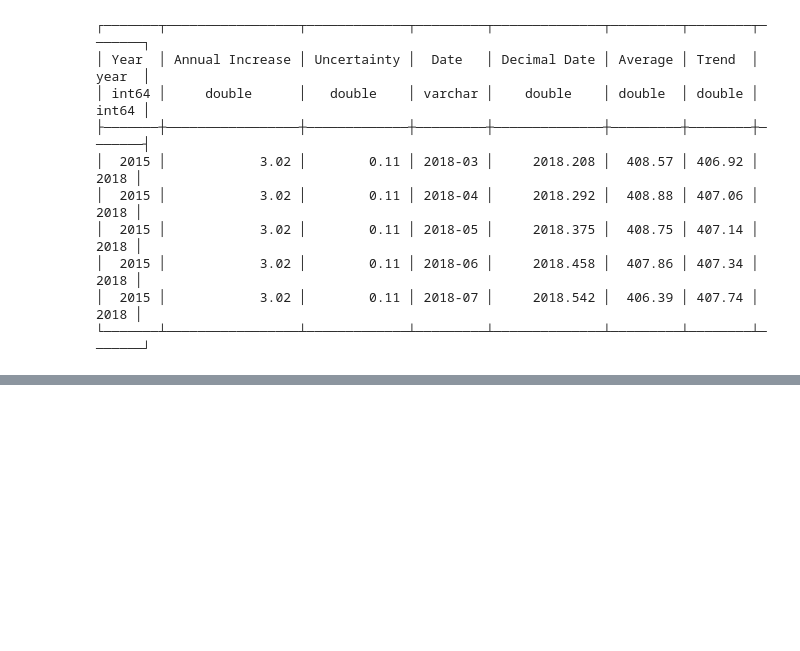
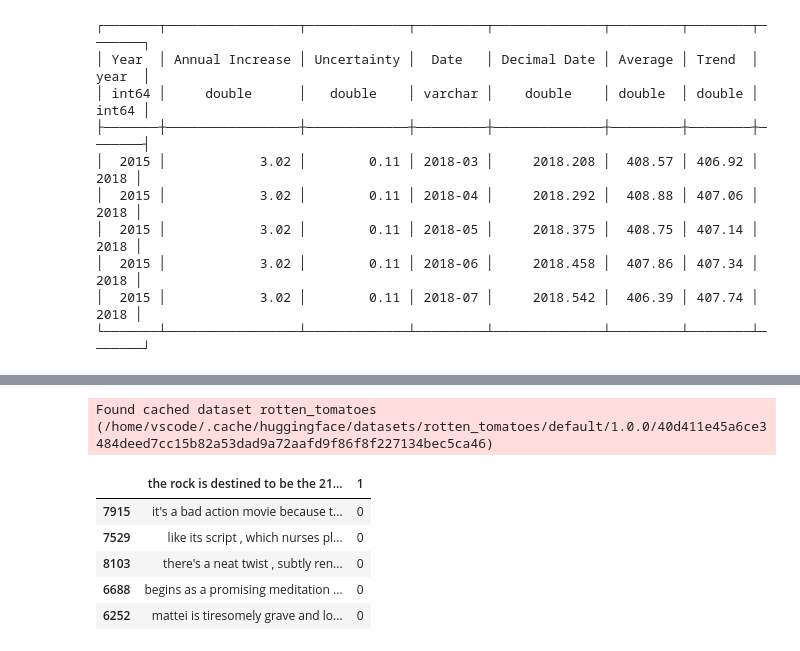
Before and after one commit to davidgasquez/datalab, a Jupyter notebook: notebooks/2023-03-14-Packaging Open Datasets.ipynb, the cells around one changed output, grey strips where cells are left out. Saved outputs shown, nothing was run; the diff lists cells and outputs as text; code cells hidden in the pictures; blank space fills up the shorter version.

```diff
--- a/notebooks/2023-03-14-Packaging Open Datasets.ipynb
+++ b/notebooks/2023-03-14-Packaging Open Datasets.ipynb
@@ -247,0 +320,12 @@ desc limit 5;
+# %%
+hf_resource = Resource('rotten_tomatoes', format='huggingface')
+# %%
+hf_resource.to_pandas().sample(5)
+# %% [output]
+Found cached dataset rotten_tomatoes (/home/vscode/.cache/huggingface/datasets/rotten_tomatoes/default/1.0.0/40d411e45a6ce3484deed7cc15b82a53dad9a72aafd9f86f8f227134bec5ca46)
+|  | the rock is destined to be the 21... | 1 |
+| 7915 | it's a bad action movie because t... | 0 |
+| 7529 | like its script , which nurses pl... | 0 |
+| 8103 | there's a neat twist , subtly ren... | 0 |
+| 6688 | begins as a promising meditation ... | 0 |
+| 6252 | mattei is tiresomely grave and lo... | 0 |
```
Also changed, not shown: parts of 22 cells of this notebook, 3 other files.
